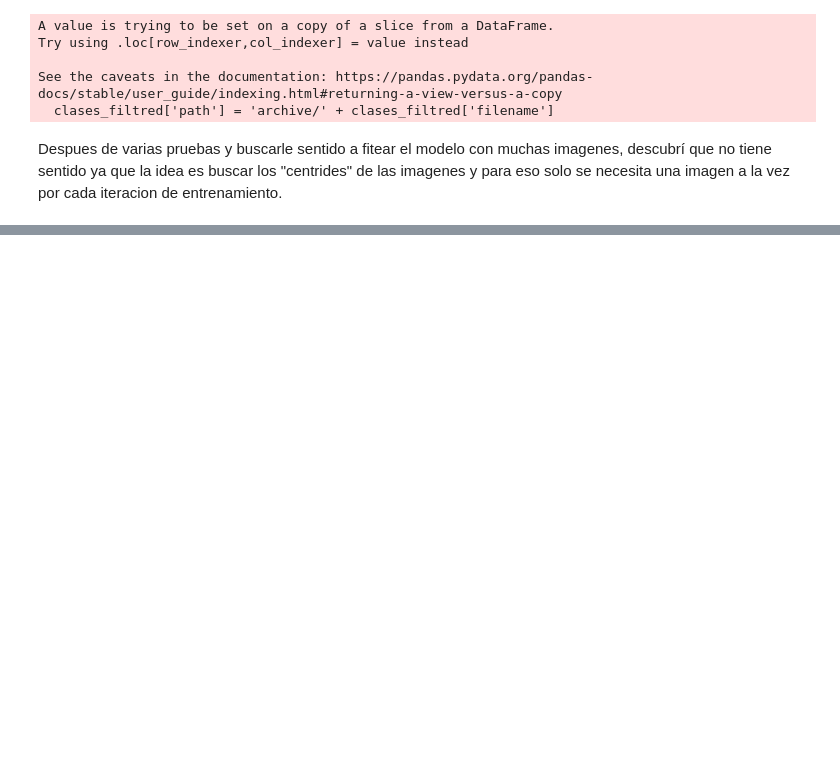
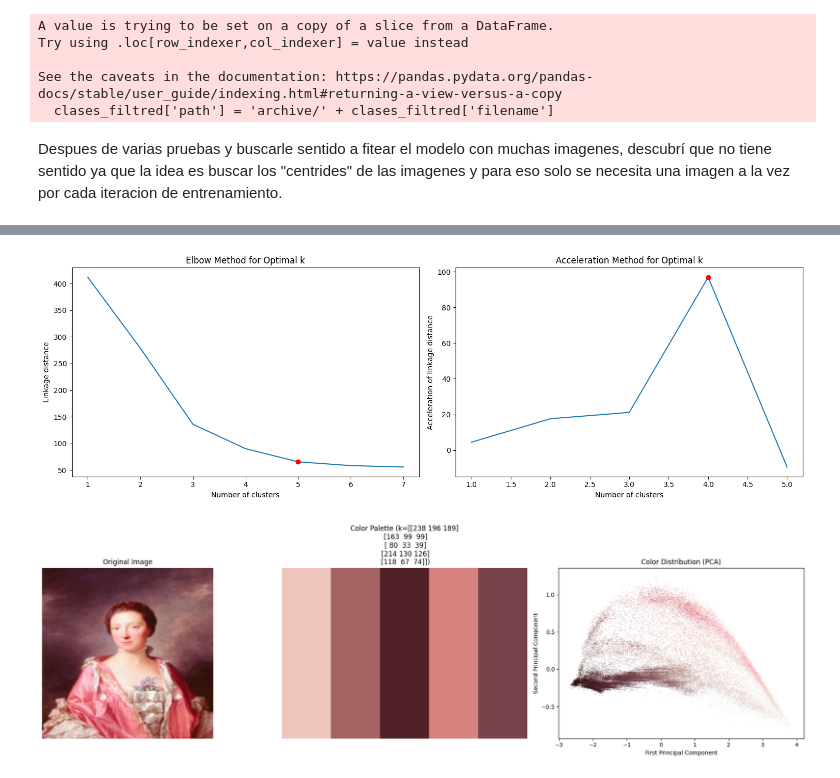
Before and after one commit to camarodriguezsal/MLnS, a Jupyter notebook: MiniProyecto1.ipynb, the cells around one changed output, grey strips where cells are left out. Cells and saved outputs as stored; diff of their text form; code cells hidden in the pictures; blank space fills up the shorter version.

```diff
--- a/MiniProyecto1.ipynb
+++ b/MiniProyecto1.ipynb
@@ -258,0 +490,10 @@ palettes
+# %%
+pipeline = Pipeline([('ReadImages', ReadImages()),
+                     ('ImagePreprocessor', ImagePreprocessor()),
+                     ('ModelEvaluation', ModelEvaluation(model='aglo'))
+                     ])
+# %%
+pipeline.fit_transform(images_random.values[1])
+# %% [output]
+[figure, added]
+[figure, added]
```
Also changed, not shown: parts of 11 cells of this notebook.
